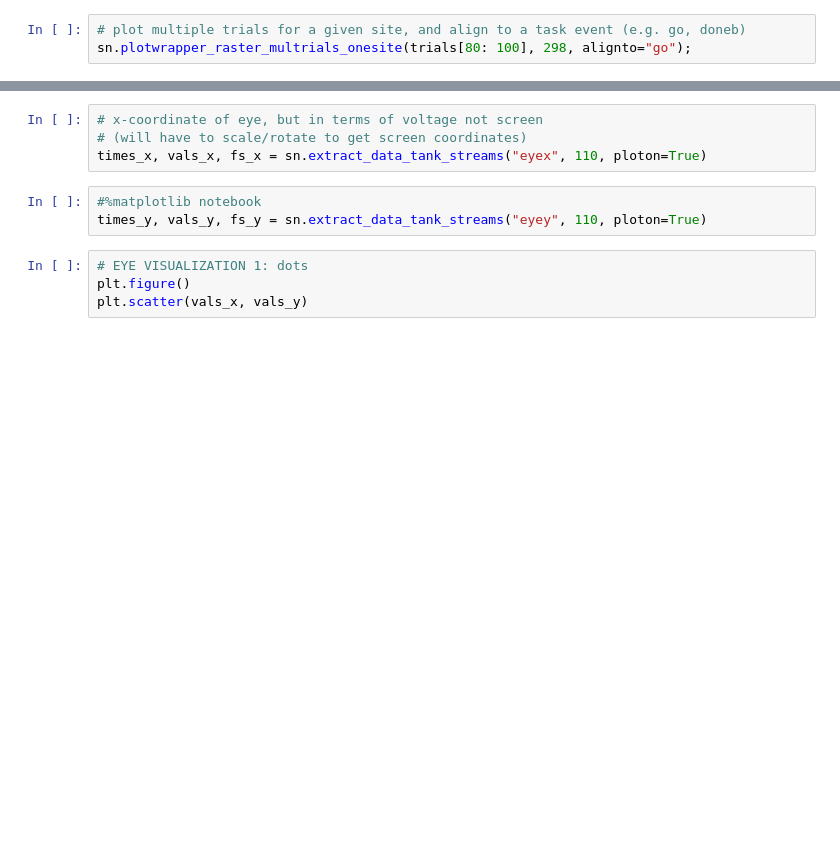
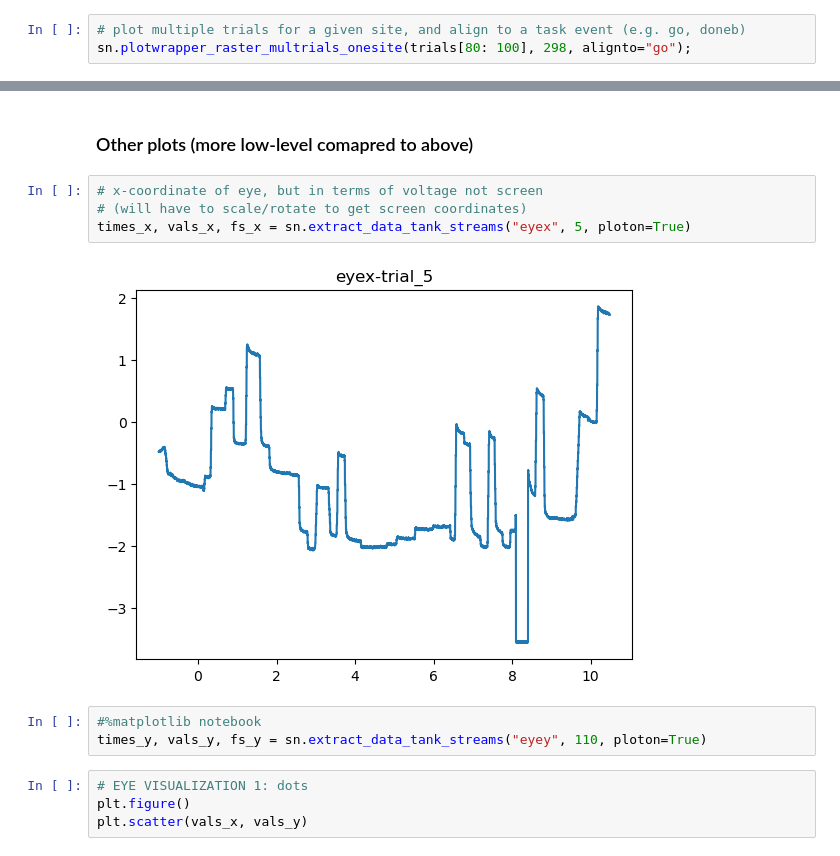
Before and after one commit to lucast4/neuralmonkey, a Jupyter notebook: neuralmonkey/notebooks_tutorials/230627_neural_preprocessing_tutorial.ipynb, the cells around one changed output, grey strips where cells are left out. Cells and saved outputs as stored; diff of their text form; blank space fills up the shorter version.

```diff
--- a/neuralmonkey/notebooks_tutorials/230627_neural_preprocessing_tutorial.ipynb
+++ b/neuralmonkey/notebooks_tutorials/230627_neural_preprocessing_tutorial.ipynb
@@ -117,7 +167,11 @@ sn.plotwrapper_raster_oneetrial_multsites(110,sites)
+# %% [markdown]
+### Other plots (more low-level comapred to above)
 # %%
 # x-coordinate of eye, but in terms of voltage not screen
 # (will have to scale/rotate to get screen coordinates)
-times_x, vals_x, fs_x = sn.extract_data_tank_streams("eyex", 110, ploton=True)
+times_x, vals_x, fs_x = sn.extract_data_tank_streams("eyex", 5, ploton=True)
+# %% [output]
+[figure, added]
 # %%
 #%matplotlib notebook
 times_y, vals_y, fs_y = sn.extract_data_tank_streams("eyey", 110, ploton=True)
```
Also changed, not shown: parts of 13 cells of this notebook, 1 other file.
